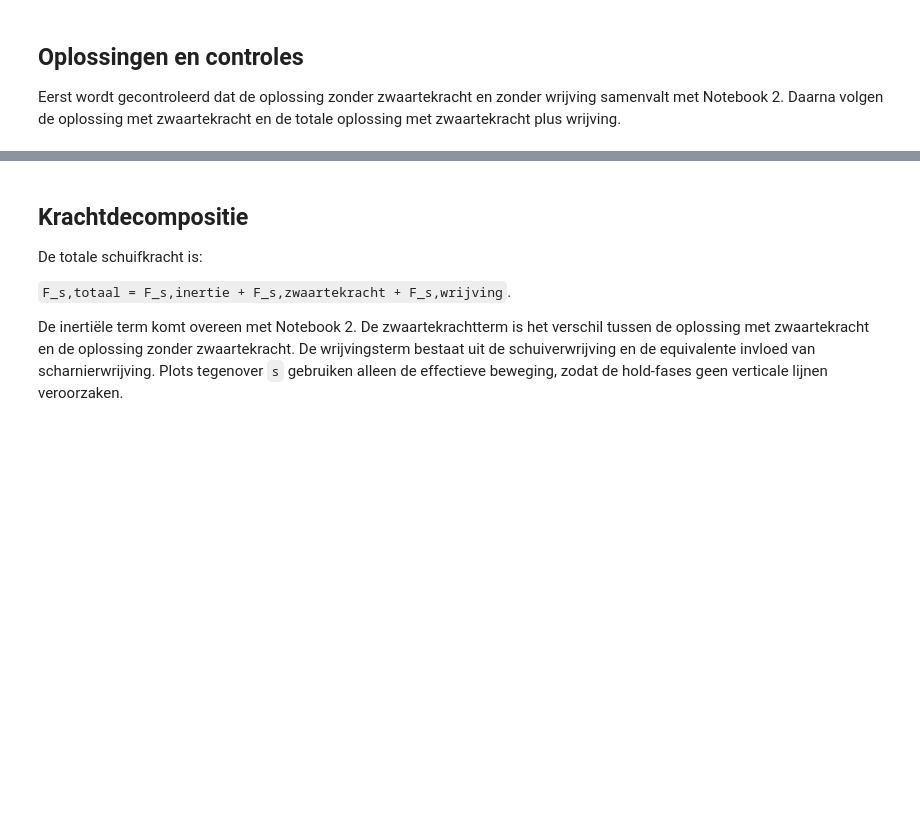
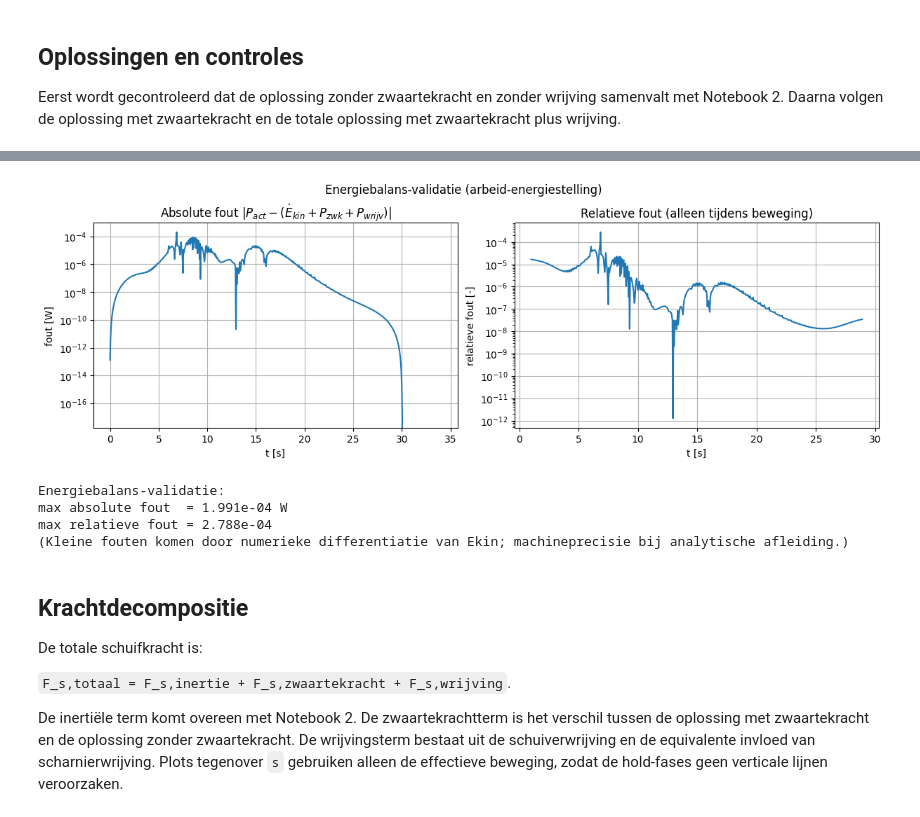
Before and after one commit to AlecVanVlerken/Bewegingen-trillingen-project, a Jupyter notebook: project/notebooks/Stangen/Notebook 3.ipynb, the cells around one changed output, grey strips where cells are left out. Saved outputs shown, nothing was run; the diff lists cells and outputs as text; code cells hidden in the pictures; blank space fills up the shorter version.

```diff
--- a/project/notebooks/Stangen/Notebook 3.ipynb
+++ b/project/notebooks/Stangen/Notebook 3.ipynb
@@ -126,7 +126,10 @@ include_pin_friction = True
 mu_pin = 0.05
 pin_radius = 0.006
 omega_eps = 1e-3
-friction_iterations = 3
+# 20 iteraties zijn voldoende om de tanh-geregulariseerde Coulombwrijving te convergeren.
+# Met 3 iteraties bedroeg de maximale iteratieverandering ~4e-3 (ruim boven de tolerantie).
+# Met 20 iteraties convergeert het stelsel typisch tot onder 1e-8 binnen 8-12 stappen.
+friction_iterations = 20
 friction_tol = 1e-8
 
 actuator_efficiency = 0.80
@@ -137,6 +140,7 @@ print("Belastingsparameters:")
 print(f"g = {g:.2f} m/s^2")
 print(f"mu_slider = {mu_slider:.3f}, mu_slider_static = {mu_slider_static:.3f}, c_slider = {c_slider:.2f} N s/m")
 print(f"mu_pin = {mu_pin:.3f}, pin_radius = {pin_radius*1000:.1f} mm, scharnierwrijving actief = {include_pin_friction}")
+print(f"friction_iterations = {friction_iterations}, friction_tol = {friction_tol:.0e}")
 print(f"screw_lead = {screw_lead:.4f} m/omw, actuator_efficiency = {actuator_efficiency:.2f}")
 # %% [output]
 Belastingsparameters:
@@ -480,3 +498,73 @@ RMS |F_s| totaal tijdens beweging    = 66.977 N
+# %%
+# Energiebalans-validatie voor de totale oplossing (zwaartekracht + wrijving)
+# LHS: actuatorvermogen = F_s * ds
+P_actuator_val = F_drive_s_total * ds
+
+# RHS: dEkin/dt + P_zwaartekracht + P_wrijving
+# Kinetische energie per link: Ekin = 0.5*m*||v_cg||^2 + 0.5*J*omega^2
+# We berekenen dEkin/dt numeriek via centrale differenties (behalve de grenzen).
+links_val = [
+    (masses[2], inertias[2], cg_vel[2], zero),
+    (masses[3], inertias[3], cg_vel[3], dtheta3),
+    (masses[4], inertias[4], cg_vel[4], dtheta4),
+    (masses[5], inertias[5], cg_vel[5], dtheta5),
+    (masses[6], inertias[6], cg_vel[6], dtheta6),
+    (masses[7], inertias[7], cg_vel[7], dtheta7),
+    (masses[8], inertias[8], cg_vel[8], dtheta8),
+]
+
+Ekin = np.zeros(n_steps)
+P_gravity_val = np.zeros(n_steps)
+for m_i, J_i, v_cg_i, omega_i in links_val:
+    Ekin += 0.5 * m_i * np.sum(v_cg_i**2, axis=1) + 0.5 * J_i * omega_i**2
+    P_gravity_val += m_i * g * v_cg_i[:, 1]
+
+# Puntmassa K (gekoppeld aan link 8, geen rotatie-inertie)
+Ekin += 0.5 * payload_mass_K * np.sum(K_vel**2, axis=1)
+P_gravity_val += payload_mass_K * g * K_vel[:, 1]
+
+# Numerieke afgeleide van de kinetische energie (centrale differenties)
+dEkin_dt = np.gradient(Ekin, t)
+
+# Gedissipeerd wrijvingsvermogen (altijd >= 0: schuiver + scharnieren)
+P_friction_val = -case_total["F_slider_friction_s"] * ds  # schuiverwrijving: F_fric * (-ds) >= 0
+P_friction_val += np.sum(case_total["joint_power_loss"], axis=1)
+
+# Energiebalans: LHS - RHS
+energy_balance_error = P_actuator_val - (dEkin_dt + P_gravity_val + P_friction_val)
+
+# Relatieve fout (genormeerd op |LHS| waar die groot genoeg is)
+denom_val = np.where(np.abs(P_actuator_val) > 1e-3, P_actuator_val, np.nan)
+energy_balance_rel_error = np.abs(energy_balance_error / denom_val)
+
+fig_eb, ax_eb = plt.subplots(1, 2, figsize=(12, 4), constrained_layout=True)
+fig_eb.suptitle("Energiebalans-validatie (arbeid-energiestelling)")
+
+ax_eb[0].plot(t, np.abs(energy_balance_error))
+ax_eb[0].set_title("Absolute fout $|P_{act} - (\\dot{E}_{kin} + P_{zwk} + P_{wrijv})|$")
+ax_eb[0].set_xlabel("t [s]"); ax_eb[0].set_ylabel("fout [W]")
+ax_eb[0].set_yscale("log"); ax_eb[0].grid(True)
+
+ax_eb[1].plot(t, energy_balance_rel_error)
+ax_eb[1].set_title("Relatieve fout (alleen tijdens beweging)")
+ax_eb[1].set_xlabel("t [s]"); ax_eb[1].set_ylabel("relatieve fout [-]")
+ax_eb[1].set_yscale("log"); ax_eb[1].grid(True)
+
+plt.show()
+
+# Samenvatting
+valid_mask = np.isfinite(energy_balance_rel_error)
+print("Energiebalans-validatie:")
+print(f"max absolute fout  = {np.max(np.abs(energy_balance_error)):.3e} W")
+if np.any(valid_mask):
+    print(f"max relatieve fout = {np.nanmax(energy_balance_rel_error):.3e}")
+print("(Kleine fouten komen door numerieke differentiatie van Ekin; machineprecisie bij analytische afleiding.)")
+# %% [output]
+[figure, added]
+Energiebalans-validatie:
+max absolute fout  = 1.991e-04 W
+max relatieve fout = 2.788e-04
+(Kleine fouten komen door numerieke differentiatie van Ekin; machineprecisie bij analytische afleiding.)
 # %% [markdown]
 ## Krachtdecompositie
 
```
Also changed, not shown: parts of 8 cells of this notebook, 7 other files.
